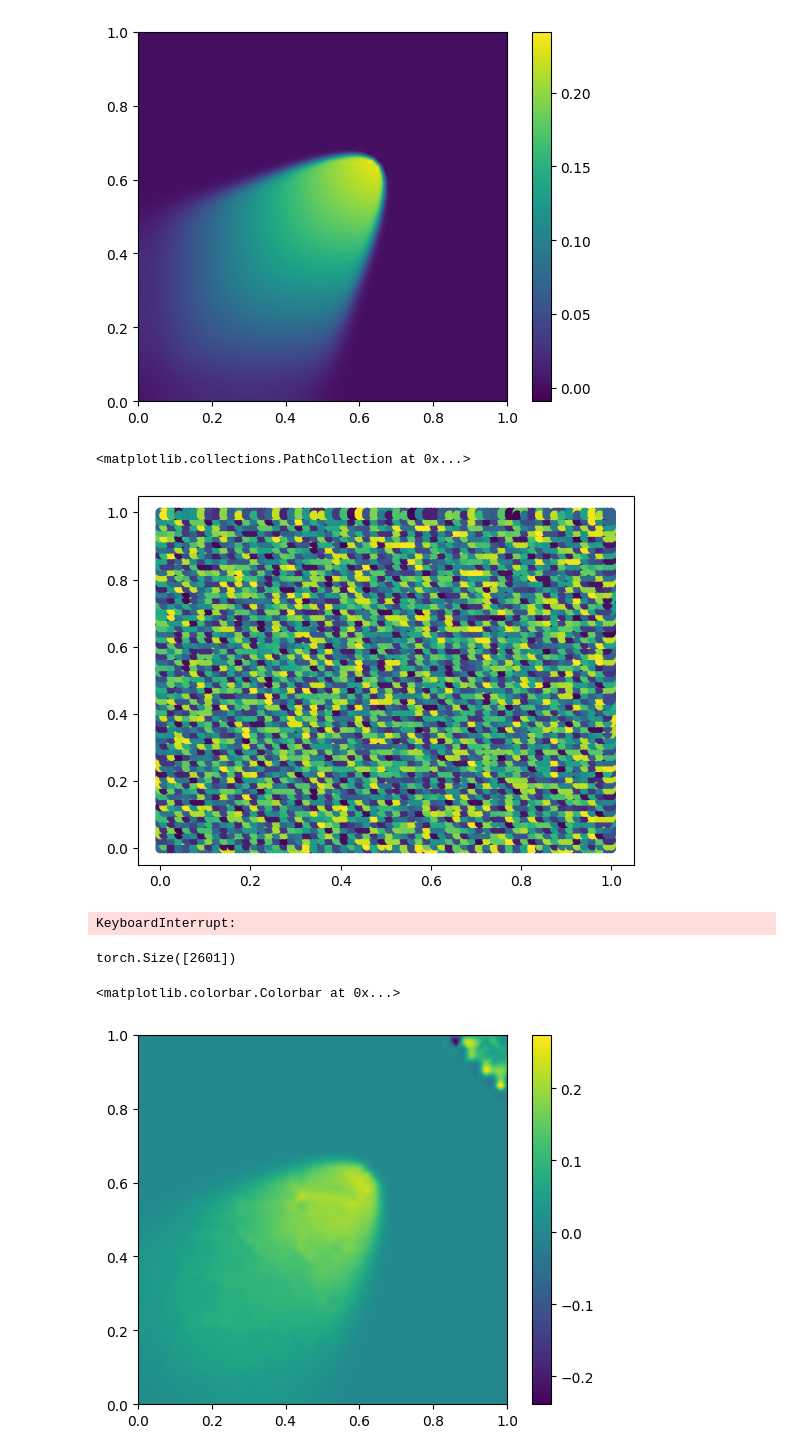
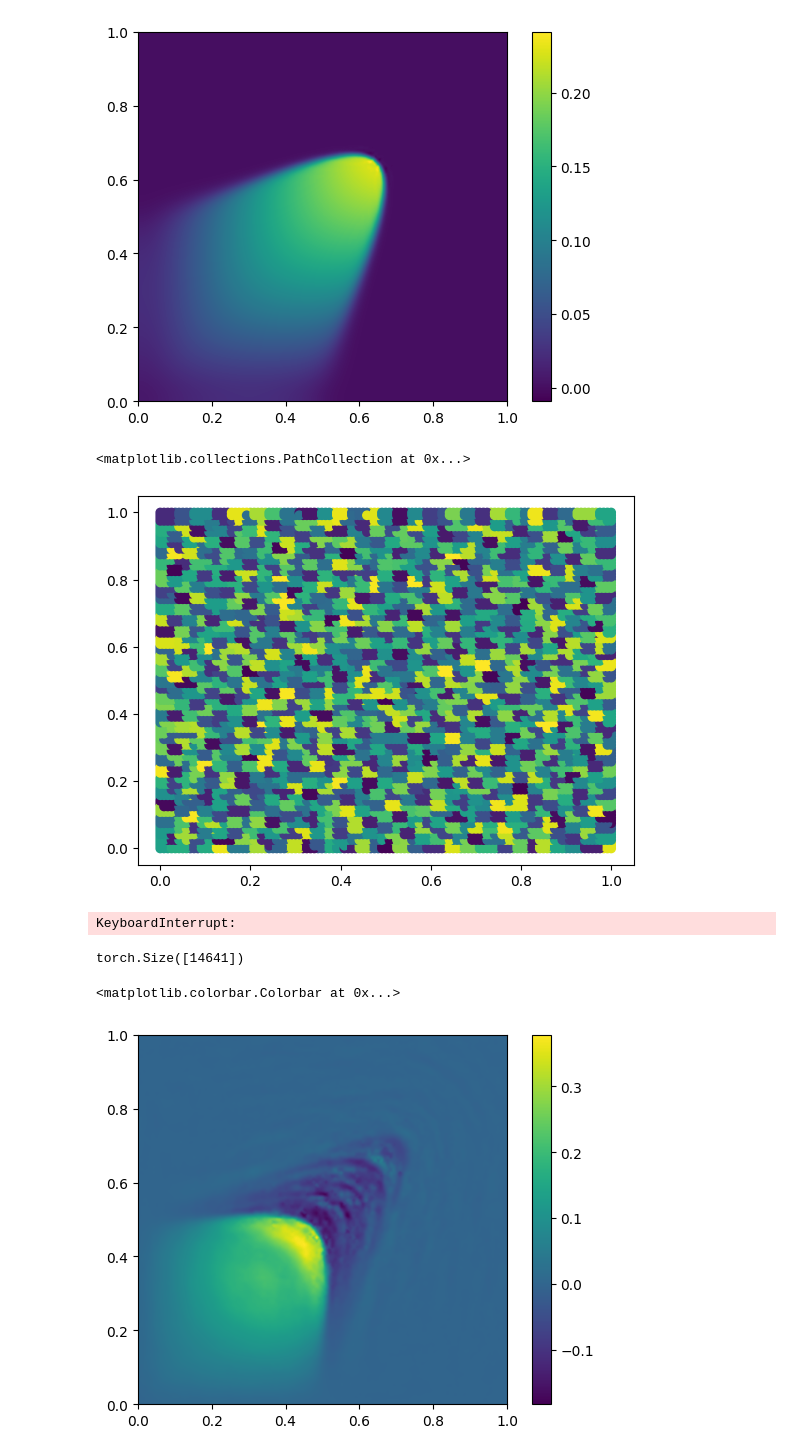
Before and after one commit to peiyichen1995/ROM, a Jupyter notebook: train_hot_map.ipynb, the cells around one changed output. Cells and saved outputs as stored; diff of their text form; code cells hidden in the pictures.

```diff
--- a/train_hot_map.ipynb
+++ b/train_hot_map.ipynb
@@ -46,8 +46,10 @@ u_40_train, u_40_test = lib.utils.split_data(u_40, train_test_split)
 u_45 = lib.utils.read_data(S, N, 'mu_0.45/time_step_', 'vel_0')
 u_45_train, u_45_test = lib.utils.split_data(u_45, train_test_split)
 # %%
-train_data = torch.cat([u_30_train, u_35_train, u_40_train, u_45_train])
-test_data = torch.cat([u_30_test, u_35_test, u_40_test, u_45_test])
+# train_data = torch.cat([u_30_train, u_35_train, u_40_train, u_45_train])
+# test_data = torch.cat([u_30_test, u_35_test, u_40_test, u_45_test])
+train_data = u_30_train
+test_data = u_30_test
 # %%
 train_norm = torch.sum(train_data**2)
 eval_norm = torch.sum(test_data**2)
@@ -70,13 +72,13 @@ plt.colorbar()
 <matplotlib.colorbar.Colorbar at 0x...>
 [figure]
 # %%
-m = 4000
+m = 1000
 clustering = KMeans(n_clusters=m, random_state=0, n_init="auto").fit(coords)
 # %%
 plt.scatter(coords_x, coords_y,c=clustering.labels_)
 # %% [output]
 <matplotlib.collections.PathCollection at 0x...>
-[figure, old version]
+[figure, new version]
 # %%
 n = 20
 # fixed support (length)
@@ -95,4 +97,4 @@ test_normalized = test_normalized.to(device)
 train_dataloader = DataLoader(train_normalized, batch_size=batch_size, shuffle=True)
 test_dataloader = DataLoader(test_normalized, batch_size=batch_size, shuffle=True)
 # %%
-ed = lib.nrbs_hot_map.EncoderDecoder(N=N, n=n, mu=mu, m=[200, m], B0=1/60, neighbour_id=neighbour_id, neighbour_distance=neighbour_distance, clustering_labels=torch.tensor(clustering.labels_).type(torch.LongTensor), device=device)
+ed = lib.nrbs_hot_map.EncoderDecoder(N=N, n=n, mu=mu, m=[m], B0=1/120, neighbour_id=neighbour_id, neighbour_distance=neighbour_distance, clustering_labels=torch.tensor(clustering.labels_).type(torch.LongTensor), device=device)
@@ -99,41 +116,37 @@ ed = lib.nrbs_hot_map.EncoderDecoder(N=N, n=n, mu=mu, m=[200, m], B0=1/60, neigh
 # %%
-ed.train(train_dataloader, test_dataloader, train_norm, eval_norm, comment="test_hotmap_60_60_200_800_N_200_m_4000_ref_vec_scale_no_proj_err_4_mus", model_name = "models/test_hotmap_60_60_200_800_N_200_m_4000_ref_vec_scale_no_proj_err_4_mus.pth", epochs=1000)
+ed.train(train_dataloader, test_dataloader, train_norm, eval_norm, comment="test_hotmap_60_60_100_0_N_100_m_1000_ref_vec_scale_no_proj_err_mu_0.30", model_name = "models/test_hotmap_60_60_100_0_N_100_m_1000_ref_vec_scale_no_proj_err_mu_0.30.pth", epochs=1000)
 # %% [output]
 KeyboardInterrupt:
 # %%
-ed(u_normalized[500:501])[0].shape
+ed(u_30[500:501].to(device))[0].shape
 # %% [output]
-torch.Size([2601])
+torch.Size([14641])
 # %%
 import matplotlib.pyplot as plt
 import numpy as np
 from scipy.interpolate import griddata
 
 # data coordinates and values
 x = coords_x.tolist()
 y = coords_y.tolist()
-z = ed(u_normalized[500:501])[0]
-# z = (z + (u_max + u_min) / (u_max - u_min)) * (u_max - u_min) / 2
-# z = (z + u_min / (u_max - u_min)) * (u_max - u_min)
-z = scaler.inverse_transform(z.detach().cpu().reshape(1, -1))
+z = ed(u_30[500:501].to(device))[0]
 z = z.tolist()
-z = z[0]
 
 # target grid to interpolate to
 xi = yi = np.linspace(0,1.0,1200)
 xi,yi = np.meshgrid(xi,yi)
 
 # set mask
 # mask = (xi > 0.5) & (xi < 0.6) & (yi > 0.5) & (yi < 0.6)
 
 # interpolate
 zi = griddata((x,y),z,(xi,yi),method='cubic')
 
 plt.imshow(zi,origin='lower', extent=[0,1,0,1])
 plt.colorbar()
 # %% [output]
 <matplotlib.colorbar.Colorbar at 0x...>
-[figure, old version]
+[figure, new version]
 # %%
 # label = u[500]
 # # label = (label + (u_max + u_min) / (u_max - u_min)) * (u_max - u_min) / 2
```
Also changed, not shown: parts of 4 cells of this notebook, 1 other file.
